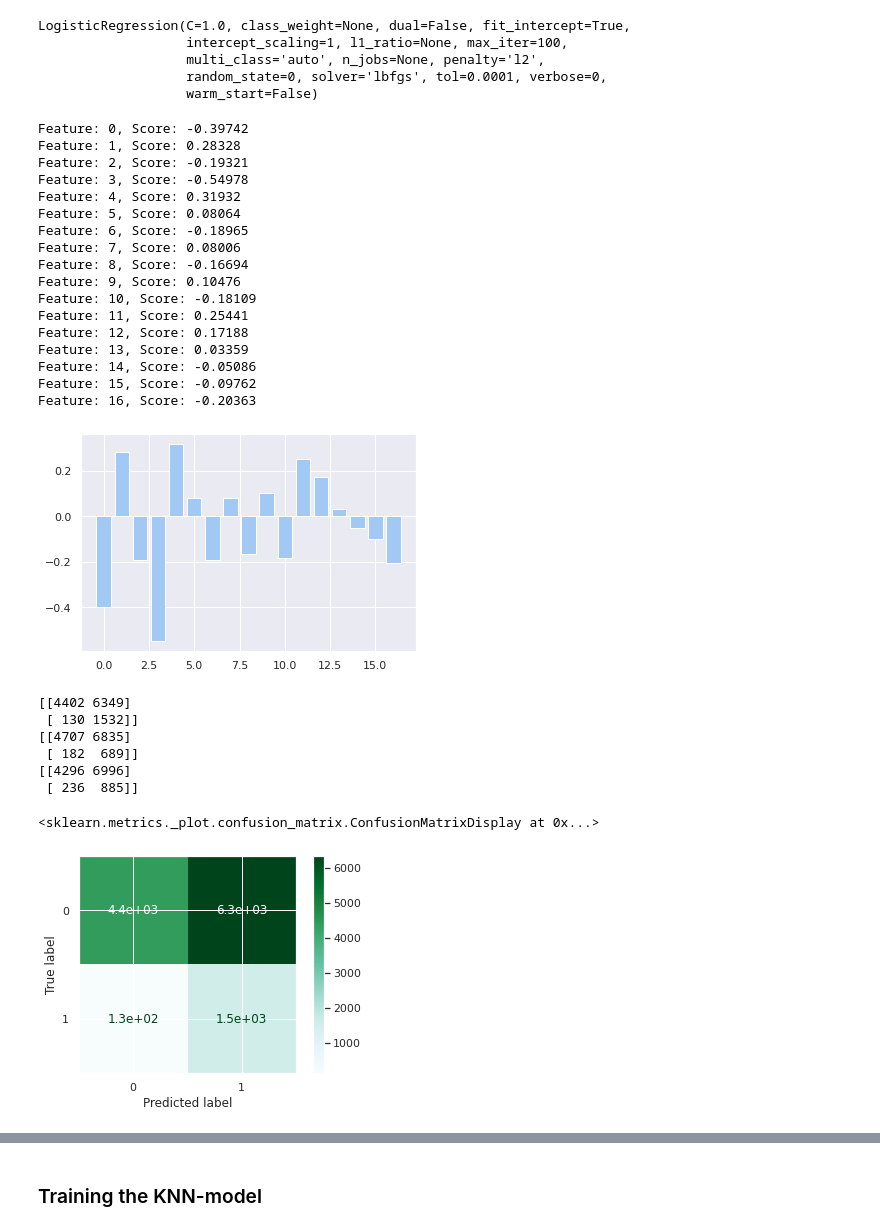
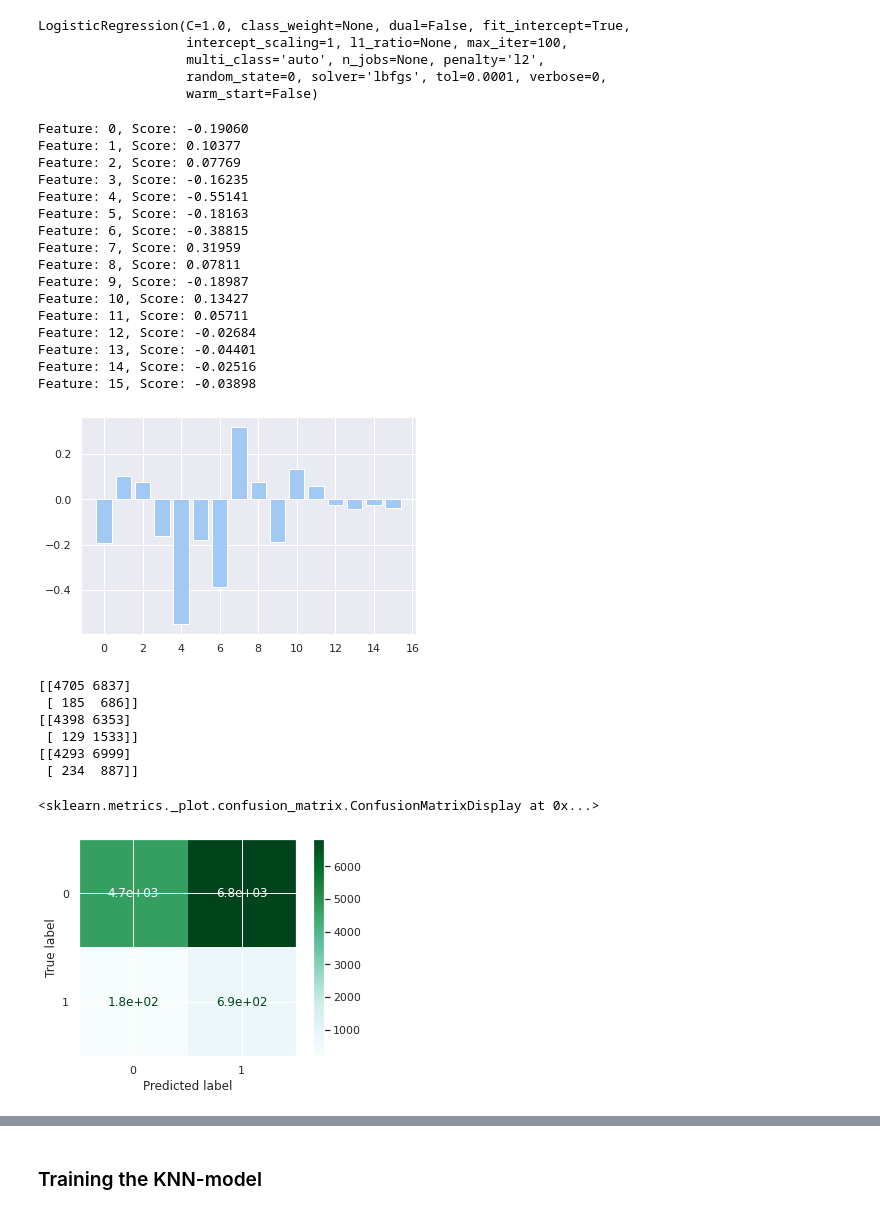
Before and after one commit to sondreid/BAN427, a Jupyter notebook: ban427_google.ipynb, the cells around one changed output, grey strips where cells are left out. Cells and saved outputs as stored; diff of their text form; code cells hidden in the pictures.

```diff
--- a/ban427_google.ipynb
+++ b/ban427_google.ipynb
@@ -264,6 +266,7 @@ bar_plot(hist_df_more_sale, "AGE_GROUP", 'WOMAN', 'MORE_SALE', 'GENDER', 'Men',
 # Creating features and prediction variables
 x   = df.loc[:, ~df.columns.isin(['TIME1', 'NUMBER_COVERS_TIME2',
 'PREMIUM_INCREASE', 'TIME2', 'TOTAL_PREM_TIME2', 'AVERAGE_INCOME_COUNTY_TIME1','TENURE_TIME2','FULL_CHURN', 'PARTIAL_CHURN', 'MORE_SALE'])]
+
 
 
 ## One hot encoding age group feature
@@ -279,7 +282,8 @@ age_group_hot_df.columns = one_hot_encoder.get_feature_names()
 
 # Concat into x
 x = pd.concat([x.reset_index(drop=True), age_group_hot_df], axis=1)
-x = x.loc[:, x.columns != 'AGE_GROUP'] # Remove string AGE_GROUP
+x = x[x.columns.difference(['AGE', 'AGE_GROUP'])] # Remove string AGE_GROUP
+
 
 # Check for NaN
 x[x.isna().any(axis=1)]
@@ -393,52 +397,51 @@ yprob_logreg_ms = (logreg_pc.predict_proba(xtest_ms)[:,1]  >= 0.05).astype(bool)
 # %%
 # Variable importance
 #FC
 variable_importance(logreg_fc)
+
+cm_fc = confusion_matrix(ytest_fc, yprob_logreg_fc)
+print(cm_fc)
+accuracy_score(ytest_fc, yprob_logreg_fc)
+cmd_fc = ConfusionMatrixDisplay(cm_fc, display_labels=['0','1'])
+cmd_fc.plot(cmap='BuGn')
+
 cm_pc = confusion_matrix(ytest_pc, yprob_logreg_pc)
 print(cm_pc)
 accuracy_score(ytest_pc, yprob_logreg_pc)
 cmd_pc = ConfusionMatrixDisplay(cm_pc, display_labels=['0','1'])
 cmd_pc.plot(cmap='BuGn')
-cm_fc = confusion_matrix(ytest_fc, yprob_logreg_fc)
-print(cm_fc)
-accuracy_score(ytest_fc, yprob_logreg_fc)
-cmd_fc = ConfusionMatrixDisplay(cm_pc, display_labels=['0','1'])
-cmd_fc.plot(cmap='BuGn')
-
-
 
 cm_ms = confusion_matrix(ytest_ms, yprob_logreg_ms)
 print(cm_ms)
 accuracy_score(ytest_ms, yprob_logreg_ms)
 cmd_ms = ConfusionMatrixDisplay(cm_ms, display_labels=['0','1'])
 cmd_ms.plot(cmap='BuGn')
 # %% [output]
-Feature: 0, Score: -0.39742
-Feature: 1, Score: 0.28328
-Feature: 2, Score: -0.19321
-Feature: 3, Score: -0.54978
-Feature: 4, Score: 0.31932
-Feature: 5, Score: 0.08064
-Feature: 6, Score: -0.18965
-Feature: 7, Score: 0.08006
-Feature: 8, Score: -0.16694
-Feature: 9, Score: 0.10476
-Feature: 10, Score: -0.18109
-Feature: 11, Score: 0.25441
-Feature: 12, Score: 0.17188
-Feature: 13, Score: 0.03359
-Feature: 14, Score: -0.05086
-Feature: 15, Score: -0.09762
-Feature: 16, Score: -0.20363
+Feature: 0, Score: -0.19060
+Feature: 1, Score: 0.10377
+Feature: 2, Score: 0.07769
+Feature: 3, Score: -0.16235
+Feature: 4, Score: -0.55141
+Feature: 5, Score: -0.18163
+Feature: 6, Score: -0.38815
+Feature: 7, Score: 0.31959
+Feature: 8, Score: 0.07811
+Feature: 9, Score: -0.18987
+Feature: 10, Score: 0.13427
+Feature: 11, Score: 0.05711
+Feature: 12, Score: -0.02684
+Feature: 13, Score: -0.04401
+Feature: 14, Score: -0.02516
+Feature: 15, Score: -0.03898
-[figure, old version]
+[figure, new version]
-[[4402 6349]
- [ 130 1532]]
-[[4707 6835]
- [ 182  689]]
-[[4296 6996]
- [ 236  885]]
+[[4705 6837]
+ [ 185  686]]
+[[4398 6353]
+ [ 129 1533]]
+[[4293 6999]
+ [ 234  887]]
 <sklearn.metrics._plot.confusion_matrix.ConfusionMatrixDisplay at 0x...>
-[figure, old version]
+[figure, new version]
 [figure]
 [figure]
 # %%
```
Also changed, not shown: parts of 32 cells of this notebook.
